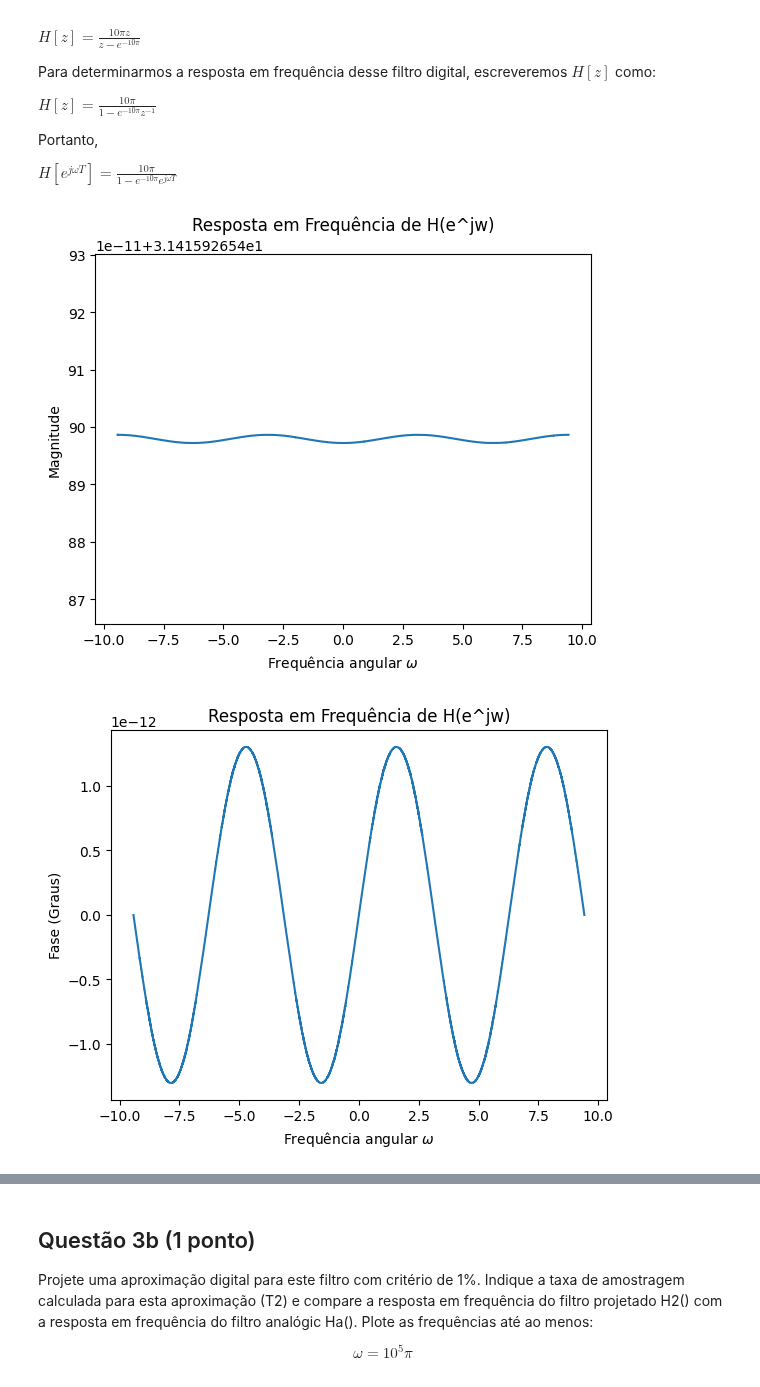
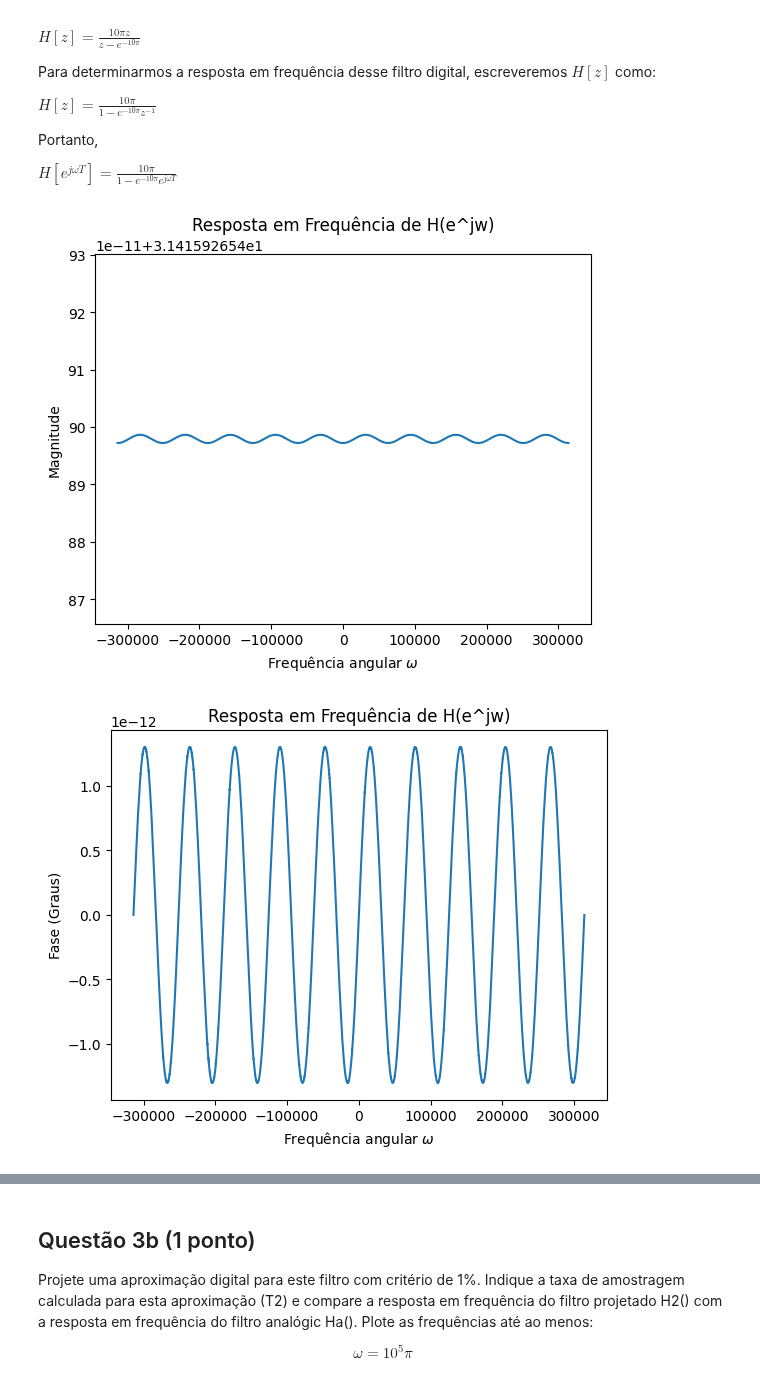
Before and after one commit to akaTsunemori/signal-processing-studies, a Jupyter notebook: projeto-2/projeto2.ipynb, the cells around one changed output, grey strips where cells are left out. Saved outputs shown, nothing was run; the diff lists cells and outputs as text; code cells hidden in the pictures.

```diff
--- a/projeto-2/projeto2.ipynb
+++ b/projeto-2/projeto2.ipynb
@@ -225,35 +225,35 @@ $H[e^{j\omega T}] = \frac{10\pi}{1 - e^{-10\pi}e^{j\omega T}}$
 b0, b1 = 10 * np.pi, 0
 a0, a1 = 1, np.e ** (-10 * np.pi)
 
-w = np.linspace(-3 * np.pi, 3 * np.pi, 10000)
+w = np.linspace(-10**5 * np.pi, 10**5 * np.pi, 10000)
 w_axis = np.exp(1j * w)
 
 H = (b0 * w_axis + b1) / (a0 * w_axis + a1)
 H_abs = abs(H)
 H_phase_deg = np.angle(H, deg=True)
 
 plt.plot(w, H_abs)
 plt.title('Resposta em Frequência de H(e^jw)')
 plt.xlabel('Frequência angular $\omega$')
 plt.ylabel('Magnitude')
 plt.show()
 plt.plot(w, H_phase_deg)
 plt.title('Resposta em Frequência de H(e^jw)')
 plt.xlabel('Frequência angular $\omega$')
 plt.ylabel('Fase (Graus)')
 plt.show()
 H_mag_db = 10 * np.log10(abs(H))
 H_phase = np.angle(H)
 plt.plot(w, H_mag_db)
 plt.title('Resposta em Frequência de H(e^jw)')
 plt.xlabel('Frequência angular $\omega$')
 plt.ylabel('Magnitude (dB)')
 plt.show()
 plt.plot(w, H_phase)
 plt.title('Resposta em Frequência de H(e^jw)')
 plt.xlabel('Frequência angular $\omega$')
 plt.ylabel('Fase (Radianos)')
 plt.show()
 # %% [output]
-[figure, old version]
+[figure, new version]
-[figure, old version]
+[figure, new version]
```
Also changed, not shown: parts of 1 cell of this notebook.
